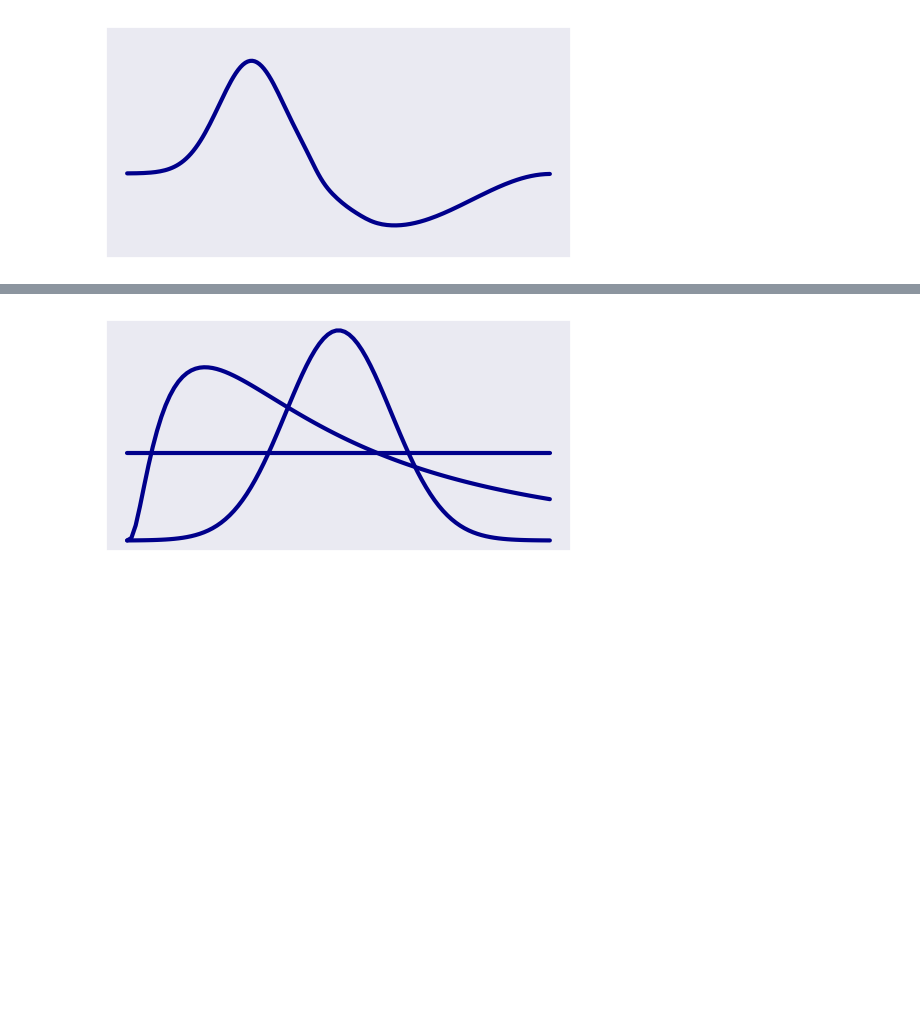
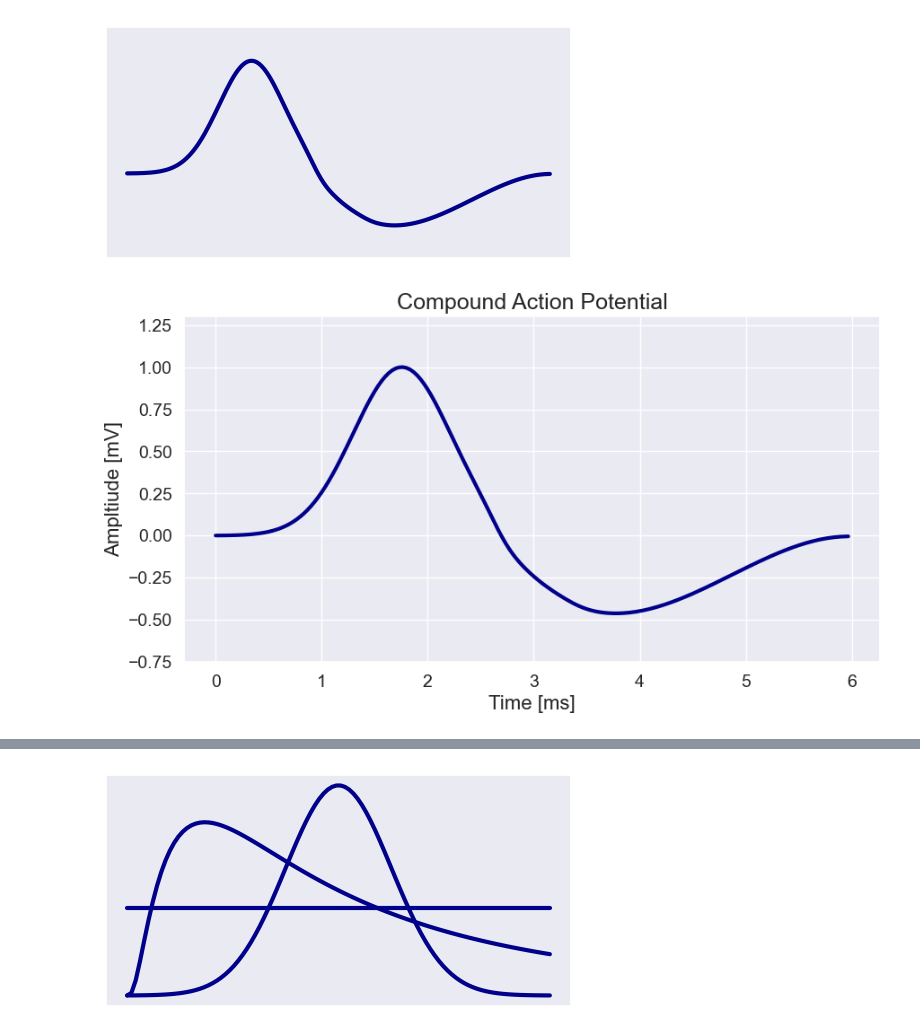
Before and after one commit to TheresaDF/NeuronSpikeEye, a Jupyter notebook: src/visualizations/simulated_data.ipynb, the cells around one changed output, grey strips where cells are left out. Drawn from its saved outputs; the diff is of its cells as text; code cells hidden in the pictures; blank space fills up the shorter version.

```diff
--- a/src/visualizations/simulated_data.ipynb
+++ b/src/visualizations/simulated_data.ipynb
@@ -45,3 +70,23 @@ plt.savefig("../../../figures/stim_data_CAP1.pdf")
 plt.show()
 # %% [output]
 [figure]
+# %%
+y1 = norm.pdf(np.linspace(-2, 1, 80), 0, 0.5)# beta.pdf(np.linspace(0, 1, 100), 2, 3)
+y2 = beta.pdf(np.linspace(0, 1, 100), 2, 3)
+Y = np.r_[4*y1, -0.8*y2]
+Y[len(Y)//2-10:len(Y) // 2 + 10] = gaussian_filter1d(Y[len(Y)//2-10:len(Y) // 2 + 10], 4)
+Y = gaussian_filter1d(Y, 4)
+Y /= np.max(Y)
+# Y *= 30
+
+x_axis = np.arange(0, len(Y)) / 30
+plt.figure(figsize = (10, 5))
+plt.plot(x_axis, Y, linewidth = 3, color = "darkblue")
+plt.ylim([-0.75, 1.3])
+plt.xlabel("Time [ms]", fontdict={"fontsize": 16})
+plt.ylabel("Ampltiude [mV]", fontdict={"fontsize": 16})
+plt.title("Compound Action Potential", fontdict={"fontsize": 18})
+plt.savefig("../../../figures/stim_data_CAP_report.pdf")
+plt.show()
+# %% [output]
+[figure, added]
```
Also changed, not shown: parts of 4 cells of this notebook, 2 other files.
